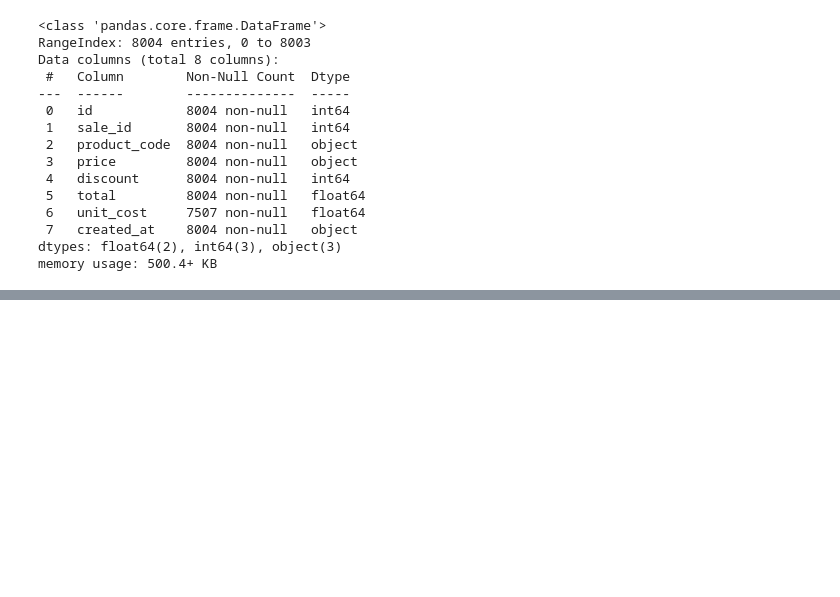
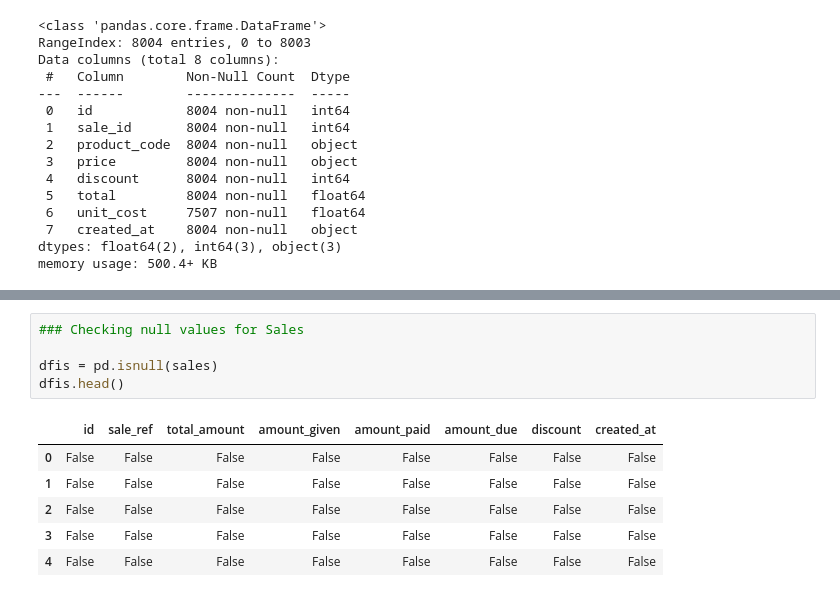
Before and after one commit to Ted-star7/Data-Skill-Set, a Jupyter notebook: Skillset.ipynb, the cells around one changed output, grey strips where cells are left out. Saved outputs shown, nothing was run; the diff lists cells and outputs as text; blank space fills up the shorter version.

```diff
--- a/Skillset.ipynb
+++ b/Skillset.ipynb
@@ -129,0 +145,12 @@ memory usage: 500.4+ KB
+# %%
+### Checking null values for Sales
+
+dfis = pd.isnull(sales)
+dfis.head()
+# %% [output]
+|  | id | sale_ref | total_amount | amount_given | amount_paid | amount_due | discount | created_at |
+| 0 | False | False | False | False | False | False | False | False |
+| 1 | False | False | False | False | False | False | False | False |
+| 2 | False | False | False | False | False | False | False | False |
+| 3 | False | False | False | False | False | False | False | False |
+| 4 | False | False | False | False | False | False | False | False |
```
Also changed, not shown: parts of 9 cells of this notebook.
